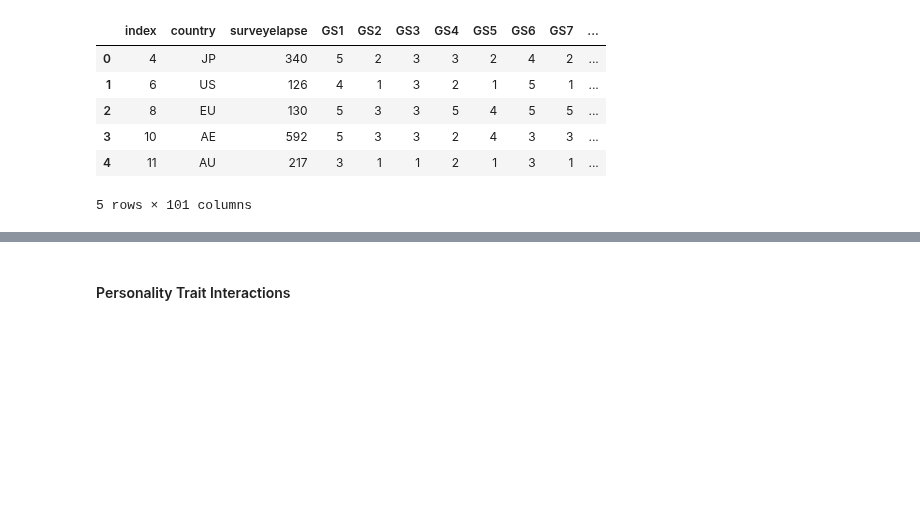
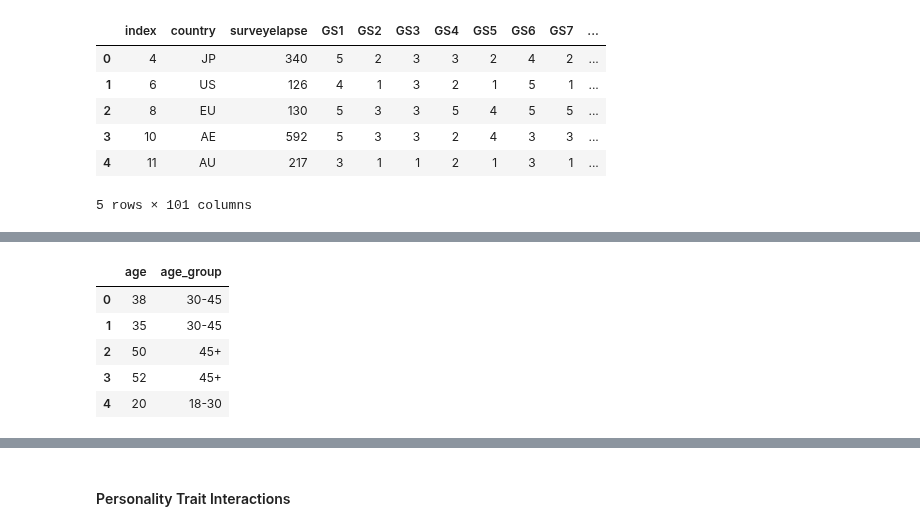
Before and after one commit to Rishik15/BTT_GM2, a Jupyter notebook: FeatureEngineering.ipynb, the cells around one changed output, grey strips where cells are left out. Drawn from its saved outputs; the diff is of its cells as text; code cells hidden in the pictures; blank space fills up the shorter version.

```diff
--- a/FeatureEngineering.ipynb
+++ b/FeatureEngineering.ipynb
@@ -22,0 +32,14 @@ Dataset shape: (2200, 101)
+# %%
+bins = [0, 30, 45, float('inf')]
+labels = ['18-30', '30-45', '45+']
+
+df['age_group'] = pd.cut(df['age'], bins=bins, labels=labels, right=False)
+
+df[['age', 'age_group']].head()
+# %% [output]
+|  | age | age_group |
+| 0 | 38 | 30-45 |
+| 1 | 35 | 30-45 |
+| 2 | 50 | 45+ |
+| 3 | 52 | 45+ |
+| 4 | 20 | 18-30 |
```
Also changed, not shown: parts of 11 cells of this notebook.
